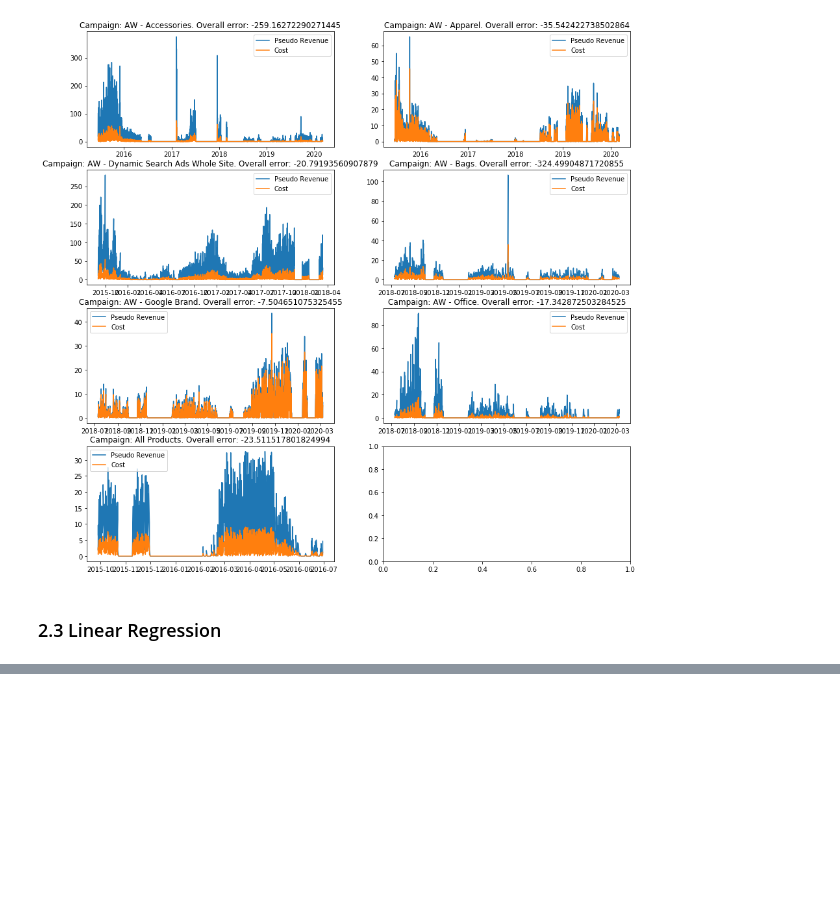
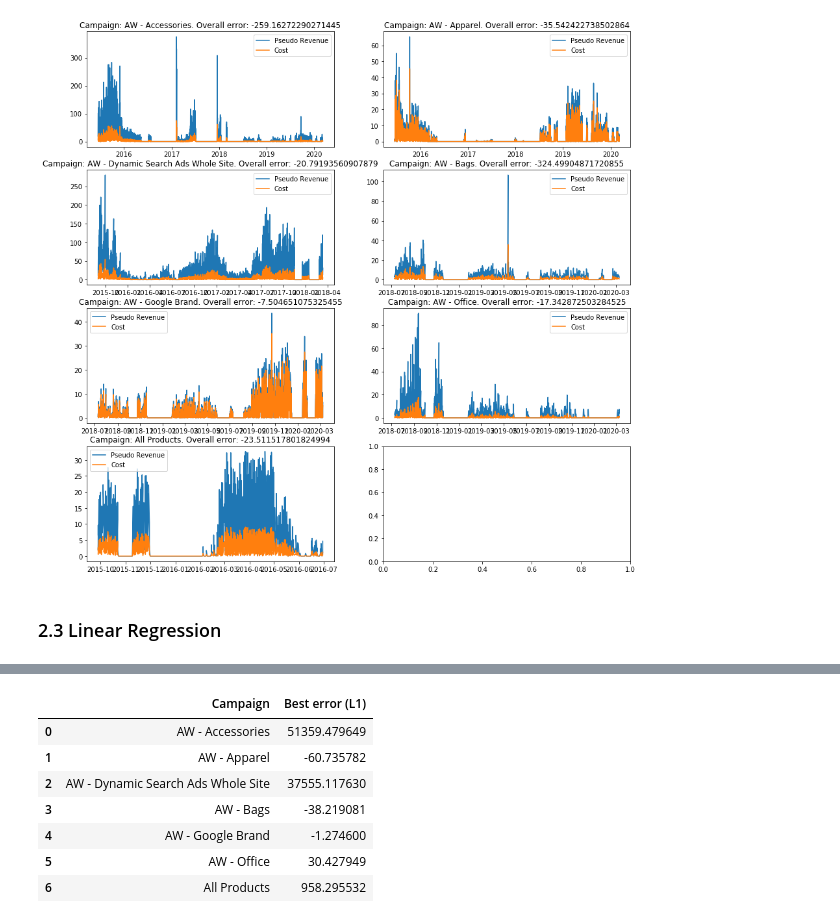
Before and after one commit to Morphl-AI/Ecommerce-Marketing-Spend-Optimization, a Jupyter notebook: Notebooks/3. Budget allocation - pseudo-revenue - first-revenue assumption - baseline statistical model .ipynb, the cells around one changed output, grey strips where cells are left out. Cells and saved outputs as stored; diff of their text form; code cells hidden in the pictures; blank space fills up the shorter version.

```diff
--- a/Notebooks/3. Budget allocation - pseudo-revenue - first-revenue assumption - baseline statistical model .ipynb
+++ b/Notebooks/3. Budget allocation - pseudo-revenue - first-revenue assumption - baseline statistical model .ipynb
@@ -315 +333,64 @@ display(pd.DataFrame([(x, y) for x, y in zip(LRErrors.keys(), LRErrors.values())
+# %%
+from sklearn.linear_model import LinearRegression
+from functools import partial
+
+def trainModelLR(X, t, Mappings, modelType, numSplits, randomState):
+    kf = KFold(numSplits=numSplits, randomState=randomState)
+    errors = []
+    Max = Mappings.max()
+    ix = np.arange(Max)
+    for trainIx, validationIx in kf.split(Max):
+        model = modelType()
+        trainMap, valMap = ix[trainIx], ix[validationIx]
+        whereTrain = np.isin(Mappings, trainMap)
+        whereVal = np.isin(Mappings, valMap)
+        model.fit(X[whereTrain], t[whereTrain])
+        y = model.predict(X[whereVal])
+        errors.append(errorL1(y, t[whereVal]))
+
+    # We report the mean error on all K-fold splits for robustness
+    meanError = np.mean(errors)
+
+    # Then, we retrain on all data, for best test/future predictions
+    model = modelType()
+    model.fit(X, t)
+    return model, meanError
+
+def trainAllCampaignsLR(X, t, modelType, numSplits, randomState):
+    models, errors = {}, {}
+    validCampaigns = list(X.keys())
+    XXs = {
+        'AW - Accessories' : 99,
+        'AW - Apparel' : 90,
+        'AW - Dynamic Search Ads Whole Site' : 99,
+        'AW - Bags' : 54,
+        'AW - Google Brand' : 59,
+        'AW - Office' : 45,
+        'All Products' : 99,
+    }
+
+    for i, campaign in enumerate(validCampaigns):
+        thisT = np.clip(t[campaign], 0, np.percentile(t[campaign], XXs[campaign]))
+        model, error = trainModelLR(X[campaign], thisT, Mappings[campaign], modelType, numSplits, randomState)
+        dfCampaign = validDf[validDf["Campaign"] == campaign].copy()
+        dfCampaign["Pseudo Revenue"] = model.predict(np.expand_dims(dfCampaign["Cost"], axis=-1))
+        error = dfCampaign["Revenue"].sum() - dfCampaign["Pseudo Revenue"].sum()
+        models[campaign] = model
+        errors[campaign] = error
+    return models, errors
+
+LR = partial(LinearRegression, fit_intercept=False, normalize=True)
+LRModels, LRErrors = trainAllCampaignsLR(XLinearRegression, tLinearRegression, LR, numSplits=5, randomState=42)
+display(pd.DataFrame([(x, y) for x, y in zip(LRErrors.keys(), LRErrors.values())], columns=["Campaign", "Best error (L1)"]))
+# LRFinalDf = createPseudoRevenues(LRModels, validDf)
+# LROverallError = getOverallError(LRFinalDf)
+# %% [output]
+|  | Campaign | Best error (L1) |
+| 0 | AW - Accessories | 51359.479649 |
+| 1 | AW - Apparel | -60.735782 |
+| 2 | AW - Dynamic Search Ads Whole Site | 37555.117630 |
+| 3 | AW - Bags | -38.219081 |
+| 4 | AW - Google Brand | -1.274600 |
+| 5 | AW - Office | 30.427949 |
+| 6 | All Products | 958.295532 |
 # %%
```
Also changed, not shown: parts of 11 cells of this notebook.
